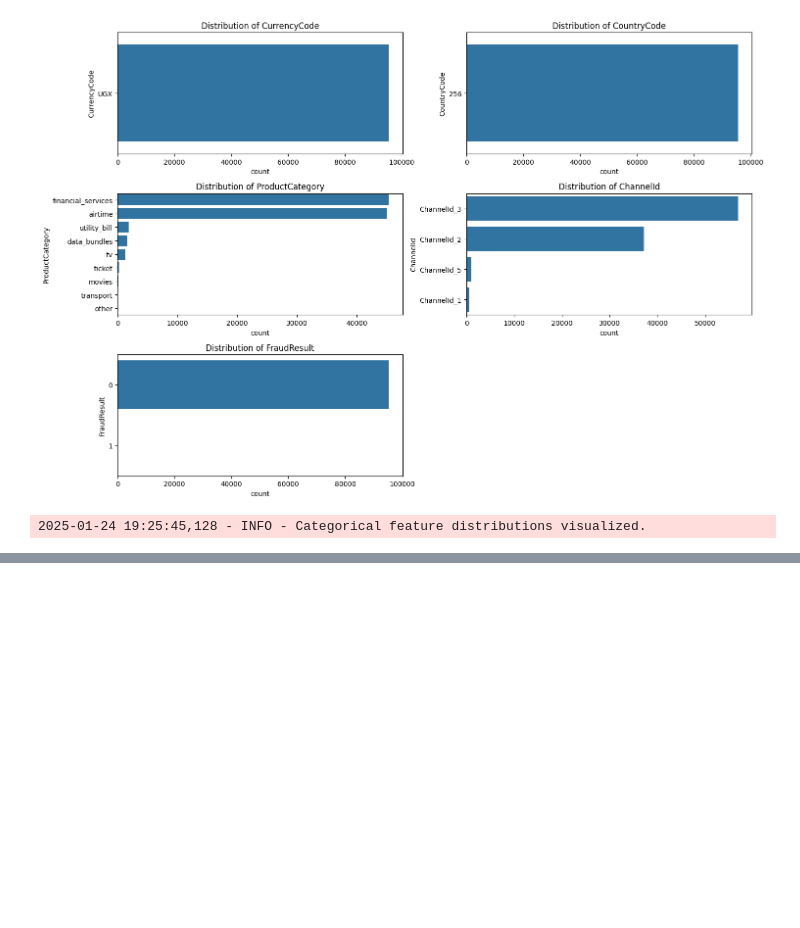
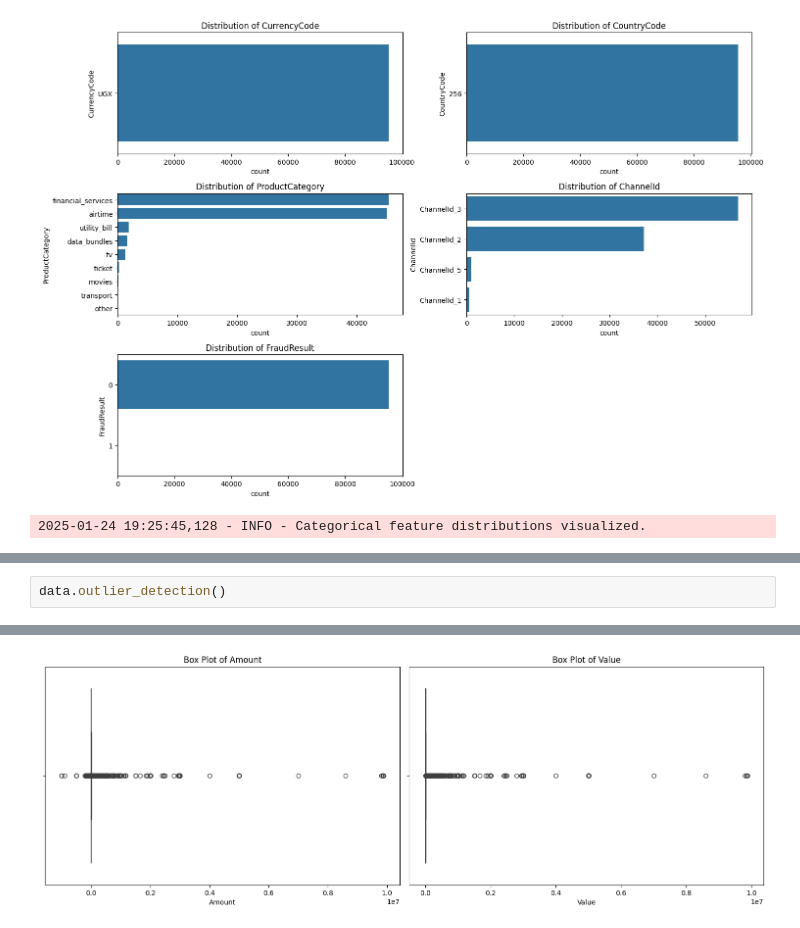
Before and after one commit to chapi1420/Bati_Bank, a Jupyter notebook: notebooks/eda.ipynb, the cells around one changed output, grey strips where cells are left out. Cells and saved outputs as stored; diff of their text form; blank space fills up the shorter version.

```diff
--- a/notebooks/eda.ipynb
+++ b/notebooks/eda.ipynb
@@ -71,0 +213,3 @@ data.categorical_distribution()
+# %%
+data.outlier_detection()
+# %% [output]
@@ -71,0 +217 @@ data.categorical_distribution()
+[figure, added]
```
Also changed, not shown: parts of 6 cells of this notebook.
